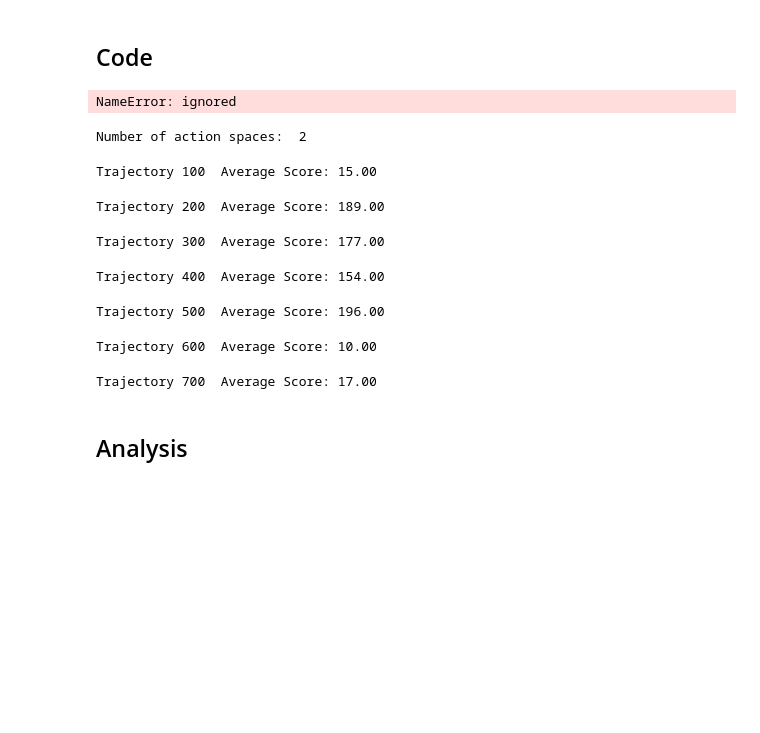
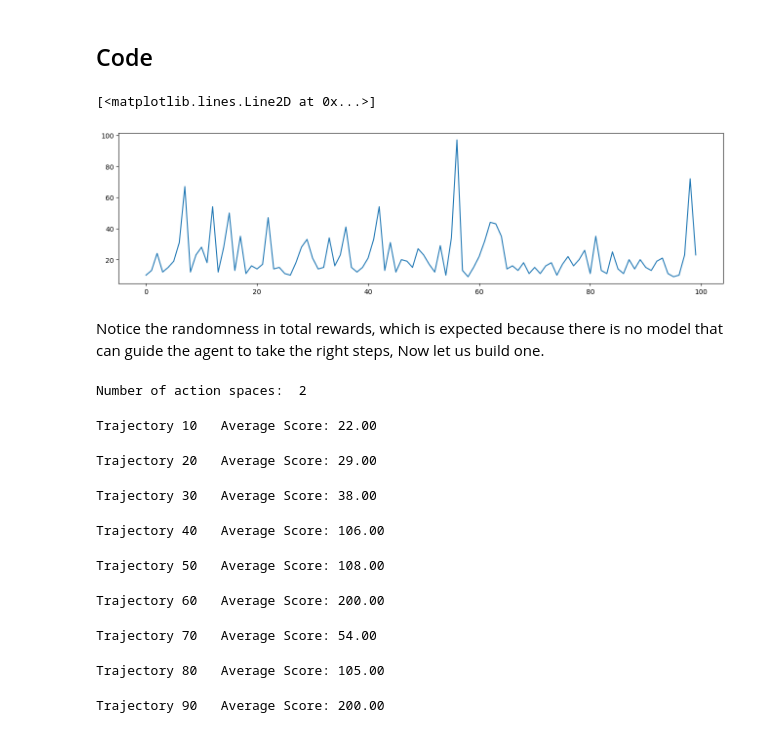
Before and after one commit to sriksmachi/sriksml, a Jupyter notebook: reinforcement-learning/reinforce.ipynb, the cells around one changed output. Cells and saved outputs as stored; diff of their text form; code cells hidden in the pictures; blank space fills up the shorter version.

```diff
--- a/reinforcement-learning/reinforce.ipynb
+++ b/reinforcement-learning/reinforce.ipynb
@@ -62,13 +67,21 @@ from tqdm import tqdm
 # %%
+# Lets create a baseine cart pole environment with random agent and run it for 100 episodes
 env = gym.make('CartPole-v0')
-env.reset()
-terminal = False
-rewards = []
-while not terminal:
-  action = env.action_space.sample()
-  observation, reward, terminal, info = env.step(action)
-  rewards.append(reward)
-print(np.sum(rewards))
+total_rewards = []
+for i in range(100):
+  env.reset()
+  rewards = []
+  terminal = False
+  while not terminal:
+    action = env.action_space.sample()
+    observation, reward, terminal, info = env.step(action)
+    rewards.append(reward)
+  total_rewards.append(np.sum(rewards))
+plt.figure(0, figsize=(16,4))
+plt.plot(total_rewards)
 # %% [output]
-NameError: ignored
+[<matplotlib.lines.Line2D at 0x...>]
+[figure, added]
+# %% [markdown]
+Notice the randomness in total rewards, which is expected because there is no model that can guide the agent to take the right steps, Now let us build one.
 # %%
@@ -137,7 +156,7 @@ learning_rate = 0.001
 gamma = 0.99
 
 cartpole = agent(learning_rate, gamma)
-max_trajectories = 500
+max_trajectories = 100
 rewards_tracked = []
 for trajectory in tqdm(range(max_trajectories)):
   done = False
@@ -156,16 +175,16 @@ for trajectory in tqdm(range(max_trajectories)):
     total_reward += reward
     if done:
       cartpole.train(states, rewards, actions)
-      if trajectory % 100 == 0 and trajectory > 0:
+      if trajectory % 10 == 0 and trajectory > 0:
         print('Trajectory {}\tAverage Score: {:.2f}'.format(trajectory, total_reward))
       rewards_tracked.append(total_reward)
 # %% [output]
-Trajectory 100  Average Score: 15.00
+Trajectory 10   Average Score: 22.00
-Trajectory 200  Average Score: 189.00
+Trajectory 20   Average Score: 29.00
-Trajectory 300  Average Score: 177.00
+Trajectory 30   Average Score: 38.00
-Trajectory 400  Average Score: 154.00
+Trajectory 40   Average Score: 106.00
-Trajectory 500  Average Score: 196.00
+Trajectory 50   Average Score: 108.00
-Trajectory 600  Average Score: 10.00
+Trajectory 60   Average Score: 200.00
-Trajectory 700  Average Score: 17.00
+Trajectory 70   Average Score: 54.00
+Trajectory 80   Average Score: 105.00
+Trajectory 90   Average Score: 200.00
-# %% [markdown]
-## Analysis
```
Also changed, not shown: parts of 12 cells of this notebook.
